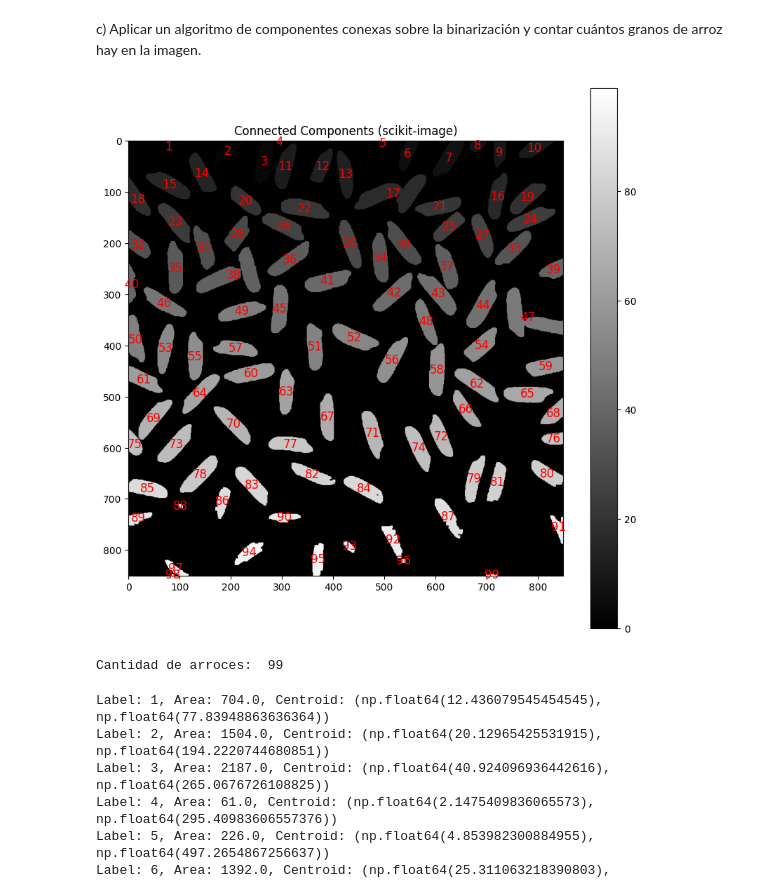
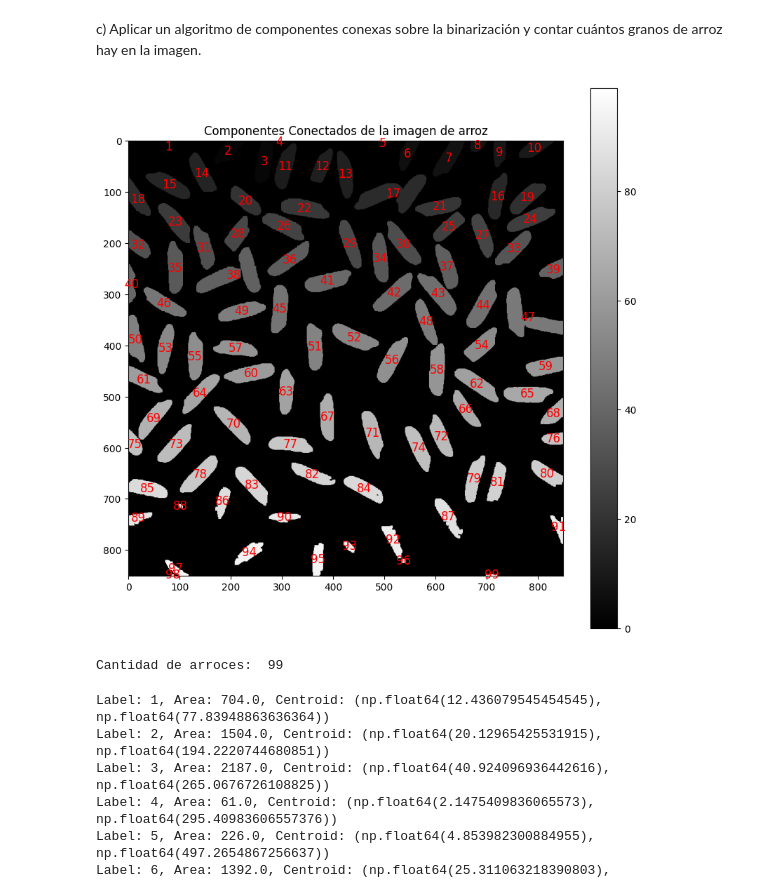
Before and after one commit to DiggsPapu/computer-vision-2, a Jupyter notebook: lab2.ipynb, the cells around one changed output. Saved outputs shown, nothing was run; the diff lists cells and outputs as text; code cells hidden in the pictures.

```diff
--- a/lab2.ipynb
+++ b/lab2.ipynb
@@ -55,22 +55,22 @@ c) Aplicar un algoritmo de componentes conexas sobre la binarización y contar c
 # %%
 # Obtener los objetos con una conectividad de 2
 labels = label(riceOpening, connectivity=2)
 # Obtener las regiones de los objetos
 regions = regionprops(labels)
 # Visualizar los componentes
 plt.figure(figsize=(10, 10))
-plt.title("Connected Components (scikit-image)")
+plt.title("Componentes Conectados de la imagen de arroz")
 plt.imshow(labels, cmap='gray')
 # Poner las labels en el mapa
 for region in regions:
     centroid = region.centroid
     label_num = region.label
     plt.text(centroid[1], centroid[0], str(label_num), color='red', fontsize=12, ha='center', va='center')
 plt.colorbar()
 plt.show()
 print("Cantidad de arroces: ", len(regions))
 # %% [output]
-[figure, old version]
+[figure, new version]
 Cantidad de arroces:  99
 # %%
 for region in regions:
```
Also changed, not shown: parts of 7 cells of this notebook.
